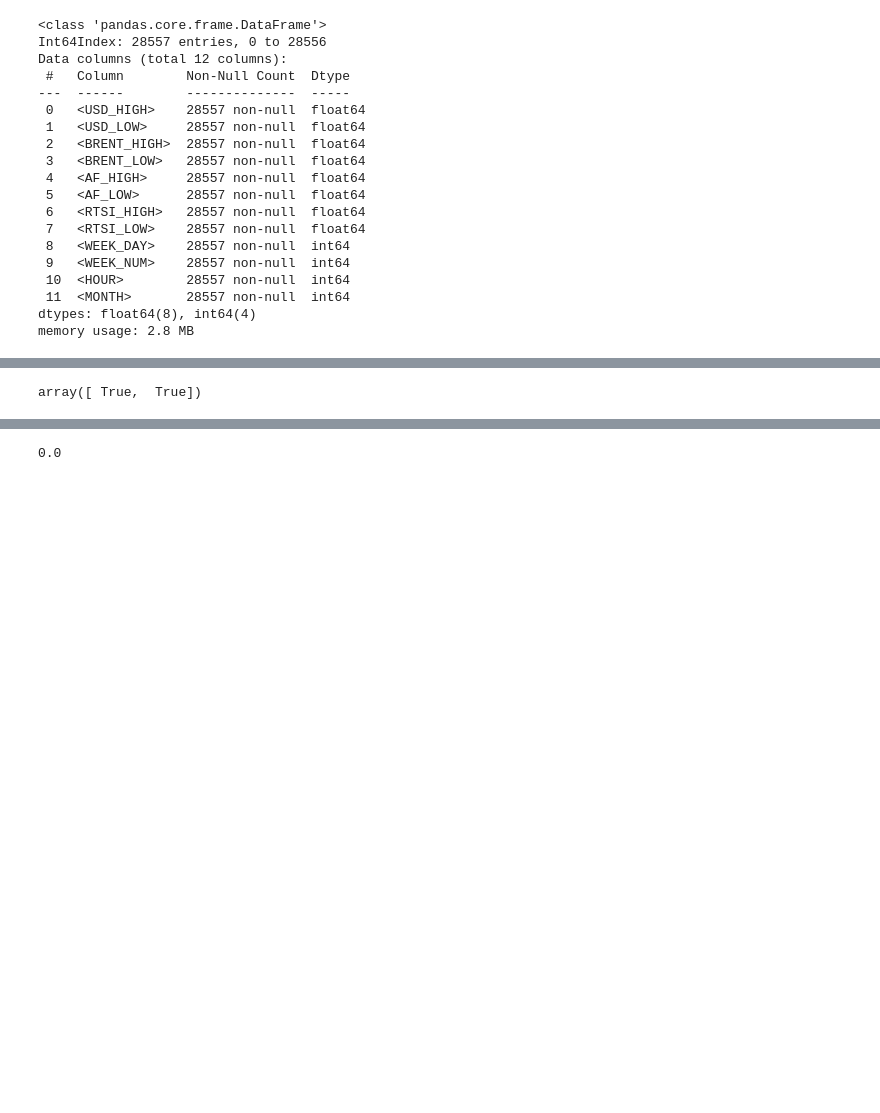
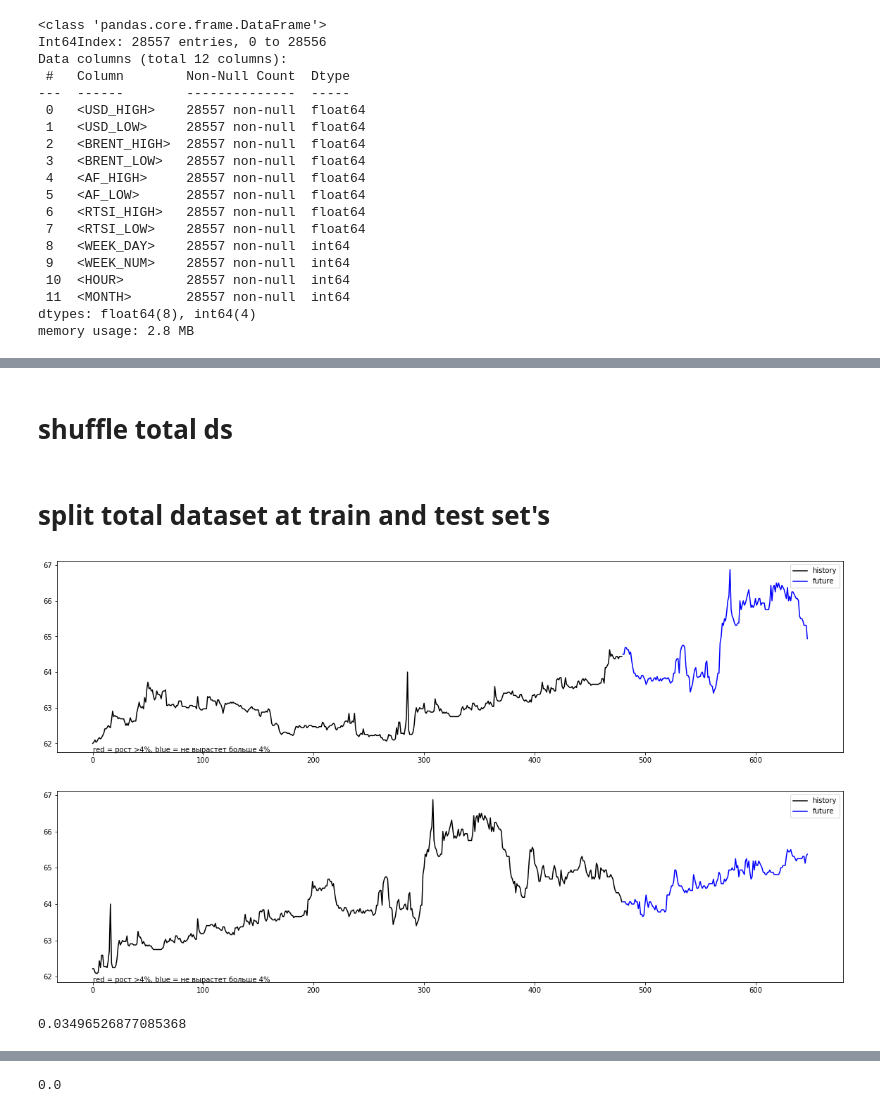
Before and after one commit to AririKaToku/Training_examples, a Jupyter notebook: Supervised/usd__rub_pair_predict/usd_rub_pair.ipynb, the cells around one changed output, grey strips where cells are left out. Saved outputs shown, nothing was run; the diff lists cells and outputs as text; code cells hidden in the pictures; blank space fills up the shorter version.

```diff
--- a/Supervised/usd__rub_pair_predict/usd_rub_pair.ipynb
+++ b/Supervised/usd__rub_pair_predict/usd_rub_pair.ipynb
@@ -183,18 +188,44 @@ t_ds = np.hstack((ds_y,ds_y_down))
-# %%
-t_ds[550]
-# %% [output]
-array([ True,  True])
+# %% [markdown]
+# shuffle total ds
 # %%
-idx = np.array(range(len(ds_y)))
+idx = np.array(range(len(ds_y_up)))
 # %%
 np.random.shuffle(idx)
 # %%
 ds_x = ds_x[idx]
-t_ds = t_ds[idx]
+ds_y_total = ds_y_total[idx]
+# %% [markdown]
+# split total dataset at train and test set's
 # %%
 from sklearn.model_selection import train_test_split
 # %%
-ds_x_train, ds_x_test, ds_y_train, ds_y_test =  train_test_split(ds_x, t_ds, test_size = 0.2, random_state = 42)
+ds_x_train, ds_x_test, ds_y_train, ds_y_test =  train_test_split(ds_x, ds_y_total, test_size = 0.2, random_state = 42)
+# %%
+def plot_graph(idx, use_train_set = True):
+    if use_train_set:
+        ds_y = ds_y_train
+        ds_x = ds_x_train
+    else:
+        ds_y = ds_y_test
+        ds_x = ds_x_test
+    plt.figure(figsize=(20,5))
+    plt.plot(get_usd_course(ds_x[idx]), color = 'black', label = 'history')
+    if ds_y[idx,0] == 1:
+        color = 'red'
+    else:
+        color = 'blue'
+    plt.plot(range(num_history_values,num_history_values+num_predicted_value),ds_y[idx,2:], color = color, label = 'future')
+
+    y = plt.ylim()[0]
+    plt.text(0,y,'red = рост >4%, blue = не вырастет больше 4%')
+#     plt.text(0,y - 2, '')
+    plt.legend()
+# %%
+plot_graph(609)
+plot_graph(610)
+# %% [output]
+[figure, added]
+[figure, added]
 # %%
 from sklearn.linear_model import SGDClassifier
 from sklearn.tree import DecisionTreeClassifier
@@ -212,5 +243,12 @@ from sklearn.metrics import f1_score
 # %%
 import time
+# %%
+current_time = time.time()
+rf_clf.fit(ds_x_train,ds_y_train[:,0])
+elapsed_time = (time.time() - current_time) / 60
+print(elapsed_time)
+# %% [output]
+0.03496526877085368
 # %%
 current_time = time.time()
 mlp_clf.fit(ds_x_train,ds_y_train[:,0])
```
Also changed, not shown: parts of 46 cells of this notebook.
